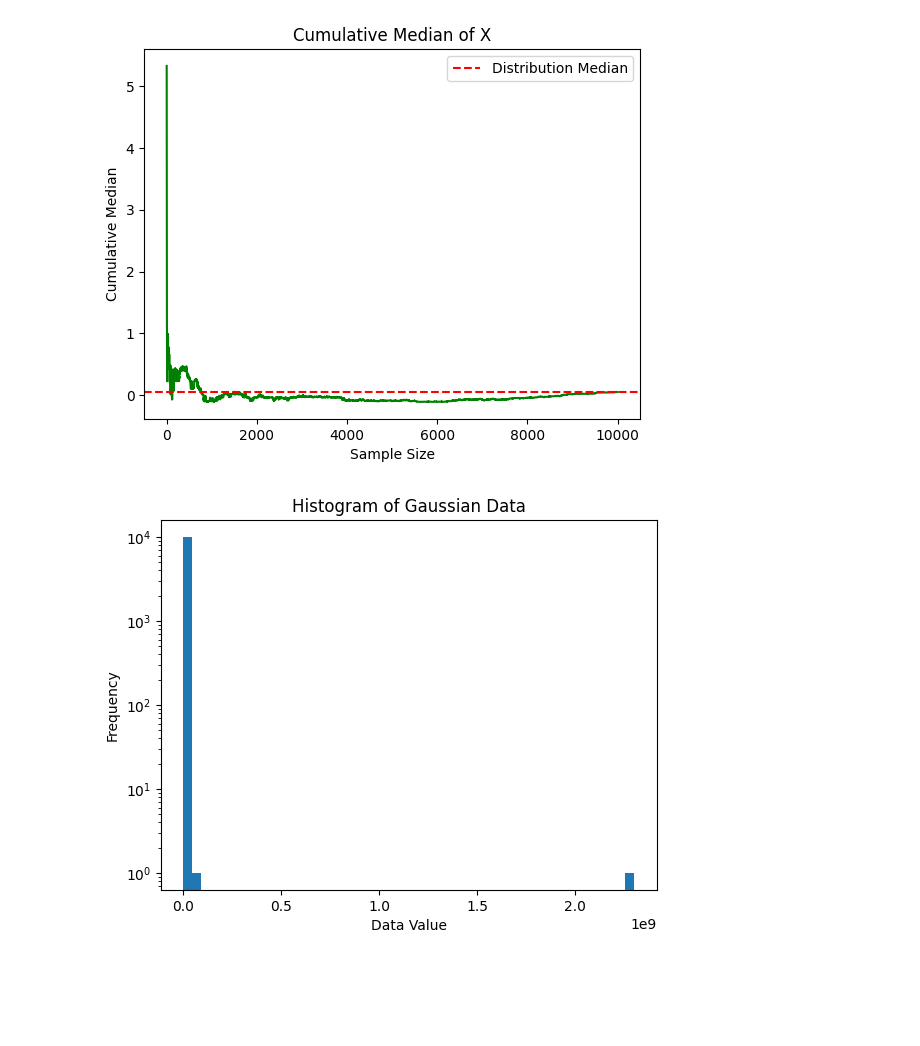
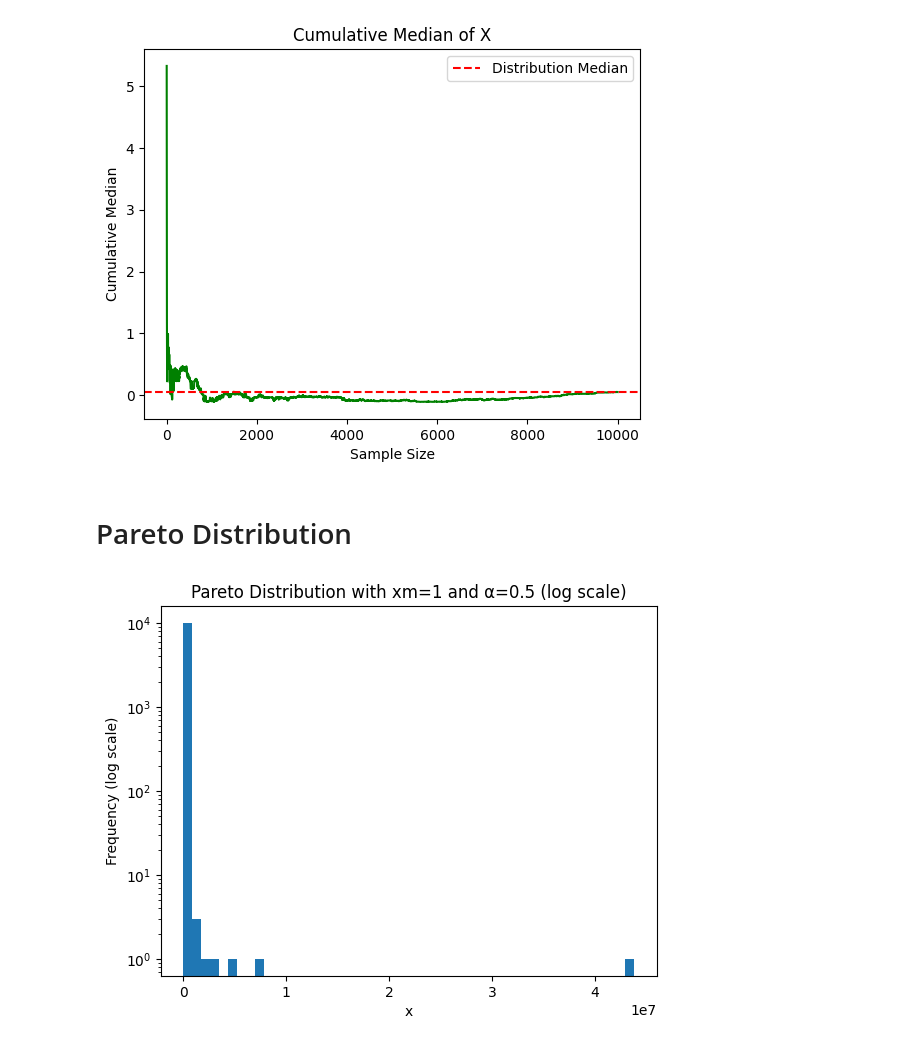
Before and after one commit to Student204161/computational-social-science-assignments, a Jupyter notebook: Exercise 3 Project 1.ipynb, the cells around one changed output. Drawn from its saved outputs; the diff is of its cells as text; code cells hidden in the pictures; blank space fills up the shorter version.

Commit message:
Update close to finish Pareto

```diff
--- a/Exercise 3 Project 1.ipynb
+++ b/Exercise 3 Project 1.ipynb
@@ -54,28 +55,20 @@ plt.legend()
 plt.show()
 # %% [output]
 [figure]
+# %% [markdown]
+# Pareto Distribution
 # %%
 #Point 9 until 10
-np.random.seed(5)
+np.random.seed(9)
 #Pareto distribution
 xm = 1
 alpha = 0.5
 
-X = np.random.pareto(alpha, size=10000) + xm - 1
-cumulative_avg = np.zeros(N)
-cumulative_std_err = np.zeros(N)
-
-for i in range(1, N+1):
-    cumulative_avg[i-1] = np.mean(X[:i])
-    cumulative_std_err[i-1] = np.std(X[:i], ddof=1) / np.sqrt(i)
-# Laver histogram
-plt.hist(X, bins=50)
-plt.yscale('log')
-
-plt.title("Histogram of Gaussian Data")
-plt.xlabel("Data Value")
-plt.ylabel("Frequency")
-
+Pareto_data = np.random.pareto(alpha, size=10000) + xm - 1
+plt.hist(Pareto_data, bins=50, log=True)
+plt.title("Pareto Distribution with xm=1 and α=0.5 (log scale)")
+plt.xlabel("x")
+plt.ylabel("Frequency (log scale)")
 plt.show()
 # %% [output]
-[figure, old version]
+[figure, new version]
```
Also changed, not shown: parts of 5 cells of this notebook.
